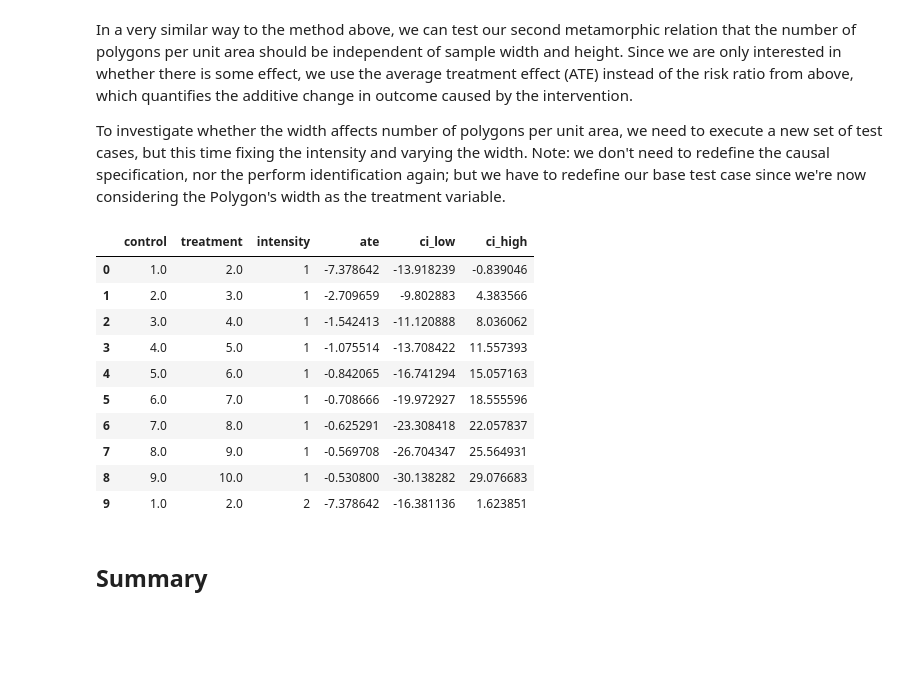
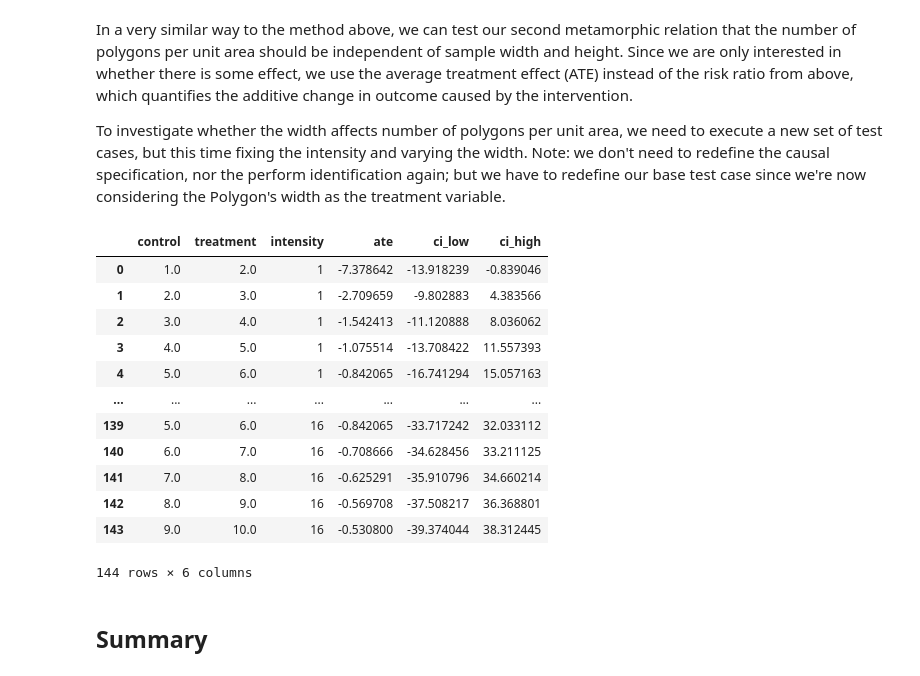
Before and after one commit to CITCOM-project/CausalTestingFramework, a Jupyter notebook: docs/source/tutorials/poisson_line_process/poisson_line_process_tutorial.ipynb, the cells around one changed output. Cells and saved outputs as stored; diff of their text form; code cells hidden in the pictures; blank space fills up the shorter version.

```diff
--- a/docs/source/tutorials/poisson_line_process/poisson_line_process_tutorial.ipynb
+++ b/docs/source/tutorials/poisson_line_process/poisson_line_process_tutorial.ipynb
@@ -69,7 +69,6 @@ In this case, the PLT model has three positive floating-point input parameters:
 
 from causal_testing.specification.variable import Input, Output
 from causal_testing.specification.causal_dag import CausalDAG
-from causal_testing.specification.scenario import Scenario
 from causal_testing.specification.causal_specification import CausalSpecification
 
 # Define the input variables
@@ -90,8 +89,11 @@ num_shapes_abs = Output("num_shapes_abs", float)
 
 num_shapes_unit = Output("num_shapes_unit", float)
 
-# Pass these variables into the Scenario class
-scenario = Scenario(
+causal_dag = CausalDAG(dag_file) # Secondly, create the Causal DAG
+
+# Instantiate the CausalSpecification with the variables and Causal DAG
+
+causal_specification = CausalSpecification(
     variables={
         width,
         height,
@@ -99,13 +101,9 @@ scenario = Scenario(
         num_lines_abs,
         num_lines_unit,
         num_shapes_abs,
-        num_shapes_unit})
-
-causal_dag = CausalDAG(dag_file) # Secondly, create the Causal DAG
-
-# Finally, we instantiate the CausalSpecification and pass in the scenario and Causal DAG
-
-causal_specification = CausalSpecification(scenario, causal_dag)
+        num_shapes_unit},
+    causal_dag=causal_dag
+)
 # %% [markdown]
 ## Step 3: Create Causal Test Cases
 # %% [markdown]
@@ -166,7 +164,7 @@ for (control, treatment) in zip(control_values, treatment_values): # Simultaneou
             "height": test_results.estimator.treatment_value,
             "control": test_results.estimator.control_value,
             "treatment": test_results.estimator.treatment_value,
-            "risk_ratio": test_results.test_value.value[0],
+            "risk_ratio": test_results.effect_estimate.value[0],
         }]
 # %% [markdown]
 Finally, we can parse the causal test results as a `pandas` dataframe and optionally export it to a `.csv` file.
@@ -202,14 +200,12 @@ base_test_case = BaseTestCase(treatment_variable=width, outcome_variable=num_sha
 adjustment_set = causal_specification.causal_dag.identification(base_test_case) # Calculate the adjustment set again (if it exists)
 
 for intensity in treatment_values:
-
-  for width in control_values:
-
+  for width_value in control_values:
       estimator = LinearRegressionEstimator(
               df=df, # Pass in the dataframe
               base_test_case = base_test_case, # Base test case we created above
-              treatment_value = width + 1.0, # Changing the width
-              control_value=float(width), # Baseline width values
+              treatment_value = width_value + 1.0, # Changing the width
+              control_value=float(width_value), # Baseline width values
               adjustment_set=adjustment_set, # Use the same adjustment set as list comprehension
               effect_modifiers={"intensity": intensity},
               formula="num_shapes_unit ~ width + I(intensity ** 2)+I(width ** -1)+intensity-1", # Patsy formula describing a linear regression model
@@ -219,7 +215,6 @@ for intensity in treatment_values:
           base_test_case = base_test_case, # Pass in the base test case
           expected_causal_effect = Positive(), # We expect a positive increase
           estimate_type = "ate_calculated", # Calls the ate_calculated method in the linear regression estimator
-          effect_modifier_configuration = {"intensity": intensity}, # Condition on (hold constant) the intensity value when calculating width
           estimator=estimator) # Pass in the estimator we created above
 
       test_results = causal_test_case.execute_test() # Execute the tests
@@ -229,29 +224,31 @@ for intensity in treatment_values:
            {
            "control": test_results.estimator.control_value,
            "treatment": test_results.estimator.treatment_value,
-           "intensity": test_results.effect_modifier_configuration["intensity"],
-           "ate": test_results.test_value.value[0],
-           "ci_low": test_results.confidence_intervals[0][0],
-           "ci_high": test_results.confidence_intervals[1][0],
+           "intensity": test_results.estimator.effect_modifiers["intensity"],
+           "ate": test_results.effect_estimate.value[0],
+           "ci_low": test_results.effect_estimate.ci_low[0],
+           "ci_high": test_results.effect_estimate.ci_high[0],
            }]
 # %%
 # Convert the results to a dataframe and print the first 10 rows
 
 width_results_df = pd.DataFrame(width_results)
 
-width_results_df.head(10)
+width_results_df
 # %% [output]
 |  | control | treatment | intensity | ate | ci_low | ci_high |
 | 0 | 1.0 | 2.0 | 1 | -7.378642 | -13.918239 | -0.839046 |
 | 1 | 2.0 | 3.0 | 1 | -2.709659 | -9.802883 | 4.383566 |
 | 2 | 3.0 | 4.0 | 1 | -1.542413 | -11.120888 | 8.036062 |
 | 3 | 4.0 | 5.0 | 1 | -1.075514 | -13.708422 | 11.557393 |
 | 4 | 5.0 | 6.0 | 1 | -0.842065 | -16.741294 | 15.057163 |
-| 5 | 6.0 | 7.0 | 1 | -0.708666 | -19.972927 | 18.555596 |
-| 6 | 7.0 | 8.0 | 1 | -0.625291 | -23.308418 | 22.057837 |
-| 7 | 8.0 | 9.0 | 1 | -0.569708 | -26.704347 | 25.564931 |
-| 8 | 9.0 | 10.0 | 1 | -0.530800 | -30.138282 | 29.076683 |
-| 9 | 1.0 | 2.0 | 2 | -7.378642 | -16.381136 | 1.623851 |
+| ... | ... | ... | ... | ... | ... | ... |
+| 139 | 5.0 | 6.0 | 16 | -0.842065 | -33.717242 | 32.033112 |
+| 140 | 6.0 | 7.0 | 16 | -0.708666 | -34.628456 | 33.211125 |
+| 141 | 7.0 | 8.0 | 16 | -0.625291 | -35.910796 | 34.660214 |
+| 142 | 8.0 | 9.0 | 16 | -0.569708 | -37.508217 | 36.368801 |
+| 143 | 9.0 | 10.0 | 16 | -0.530800 | -39.374044 | 38.312445 |
+144 rows × 6 columns
 # %% [markdown]
 ## Summary
 # %% [markdown]
```
Also changed, not shown: 2 other files.
